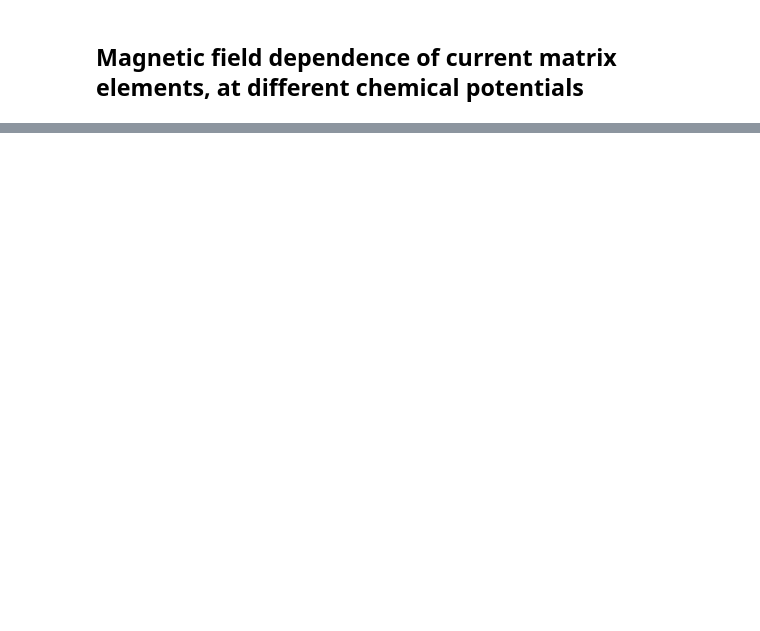
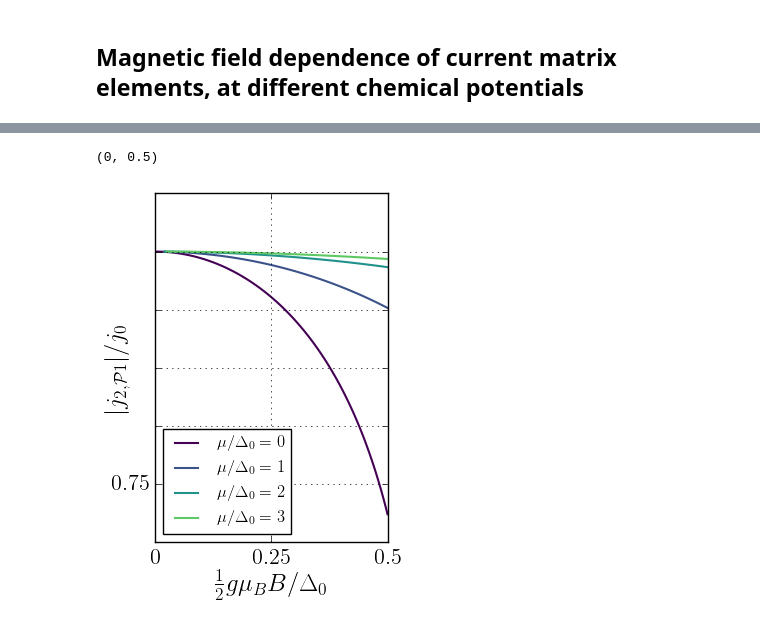
Before and after one commit to bernardvanheck/andreev_spectra, a Jupyter notebook: abs_numerics_and_figures.ipynb, the cells around one changed output, grey strips where cells are left out. Cells and saved outputs as stored; diff of their text form; code cells hidden in the pictures; blank space fills up the shorter version.

```diff
--- a/abs_numerics_and_figures.ipynb
+++ b/abs_numerics_and_figures.ipynb
@@ -320,0 +375,19 @@ for c in cs:
+# %%
+bs = np.linspace(0, 0.5, 100)
+cs = [0, 1, 2, 3]
+f, ax = plt.subplots(figsize=(3,4.5))
+for (i, (js, mu)) in enumerate(zip(currents_vs_b_varying_mu, cs)):
+    c = cm.viridis(i/len(cs),1)
+    plt.plot(bs, np.abs(js[3]), linestyle='-', lw=1.5,
+             color=c, label=(r'$\mu/\Delta_0 = %s$' % mu))
+plt.legend(fontsize=12, loc=3)
+plt.xlabel(r"$\frac{1}{2}g\mu_B B/\Delta_0$")
+plt.ylabel(r"$|j_{2,\mathcal{P}1}|/j_0$", labelpad=-15)
+plt.xticks([0, 0.25, 0.5])
+ax.set_yticklabels([r"$0.$", r"", r"$0.75$"])
+plt.grid()
+ax.set_xticklabels([r"$0$", r"$0.25$", r"$0.5$"])
+ax.set_xlim([0, 0.5])
+# %% [output]
+(0, 0.5)
+[figure, added]
```
Also changed, not shown: parts of 11 cells of this notebook.
